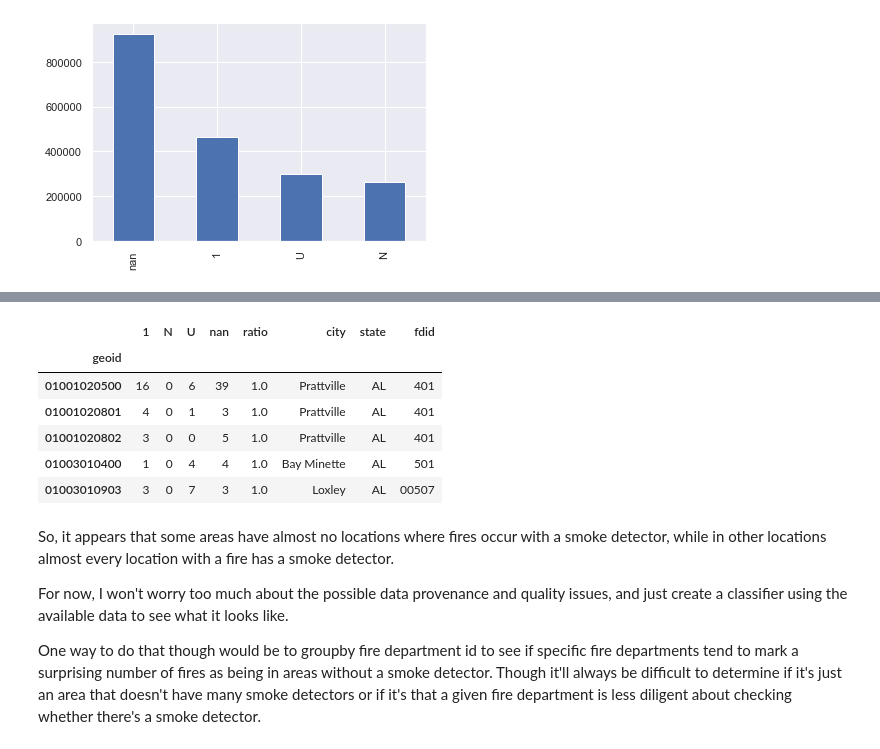
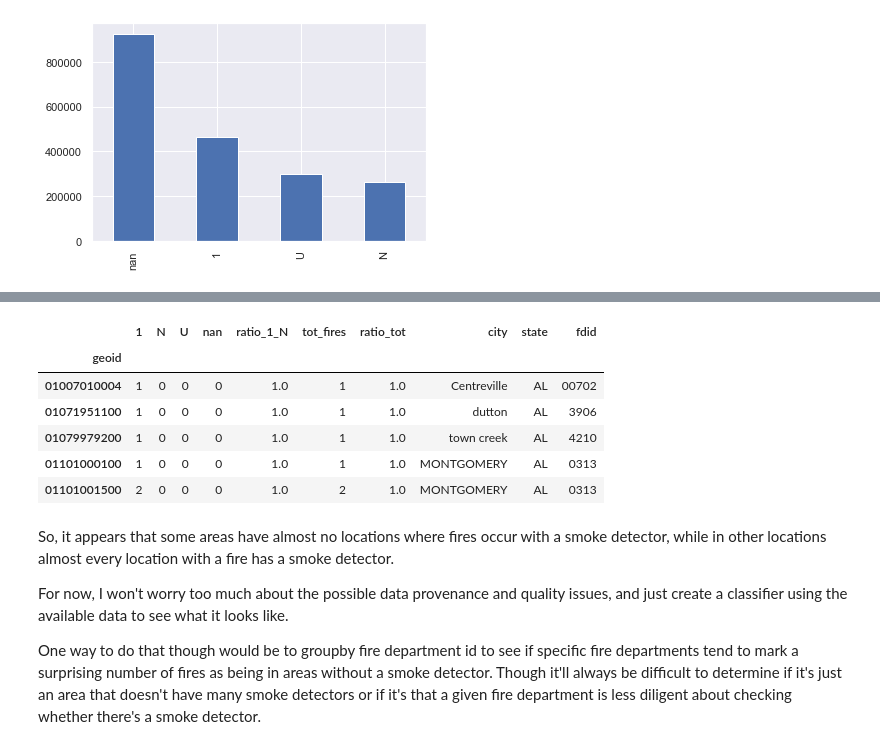
Before and after one commit to thwhitfield/red_cross, a Jupyter notebook: notebooks/c02_classifier.ipynb, the cells around one changed output, grey strips where cells are left out. Cells and saved outputs as stored; diff of their text form; code cells hidden in the pictures.

```diff
--- a/notebooks/c02_classifier.ipynb
+++ b/notebooks/c02_classifier.ipynb
@@ -102,13 +102,13 @@ geoids.sort_values(['ratio_tot','1'],ascending=False).head()
 # %%
-geoids.sort_values(['ratio','N'],ascending=False).head()
+geoids.sort_values(['ratio_tot','N'],ascending=False).head()
 # %% [output]
-|  | 1 | N | U | nan | ratio | city | state | fdid |
-| geoid |  |  |  |  |  |  |  |  |
-| 01001020500 | 16 | 0 | 6 | 39 | 1.0 | Prattville | AL | 401 |
-| 01001020801 | 4 | 0 | 1 | 3 | 1.0 | Prattville | AL | 401 |
-| 01001020802 | 3 | 0 | 0 | 5 | 1.0 | Prattville | AL | 401 |
-| 01003010400 | 1 | 0 | 4 | 4 | 1.0 | Bay Minette | AL | 501 |
-| 01003010903 | 3 | 0 | 7 | 3 | 1.0 | Loxley | AL | 00507 |
+|  | 1 | N | U | nan | ratio_1_N | tot_fires | ratio_tot | city | state | fdid |
+| geoid |  |  |  |  |  |  |  |  |  |  |
+| 01007010004 | 1 | 0 | 0 | 0 | 1.0 | 1 | 1.0 | Centreville | AL | 00702 |
+| 01071951100 | 1 | 0 | 0 | 0 | 1.0 | 1 | 1.0 | dutton | AL | 3906 |
+| 01079979200 | 1 | 0 | 0 | 0 | 1.0 | 1 | 1.0 | town creek | AL | 4210 |
+| 01101000100 | 1 | 0 | 0 | 0 | 1.0 | 1 | 1.0 | MONTGOMERY | AL | 0313 |
+| 01101001500 | 2 | 0 | 0 | 0 | 1.0 | 2 | 1.0 | MONTGOMERY | AL | 0313 |
 # %% [markdown]
 So, it appears that some areas have almost no locations where fires occur with a smoke detector, while in other locations almost every location with a fire has a smoke detector.
 
```
Also changed, not shown: parts of 26 cells of this notebook, 3 other files.
